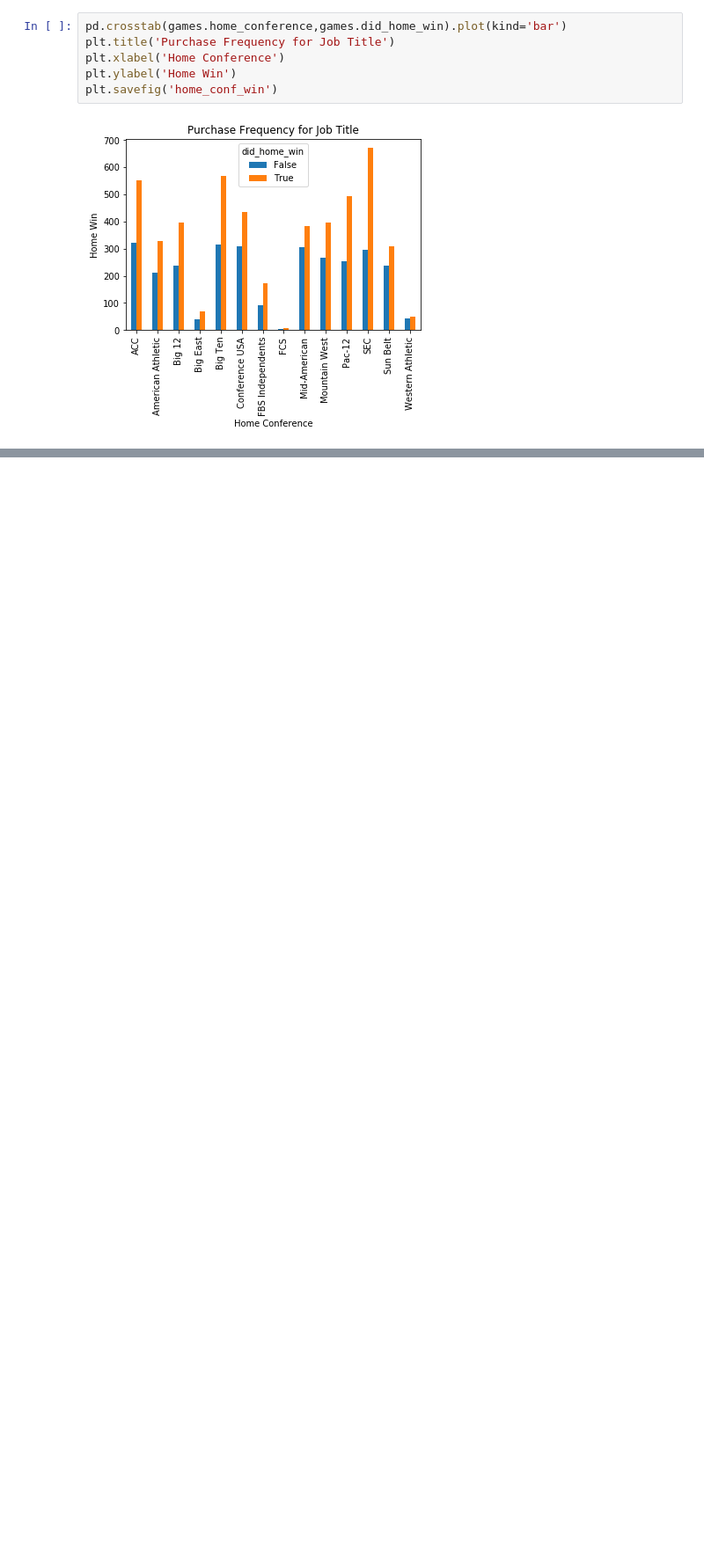
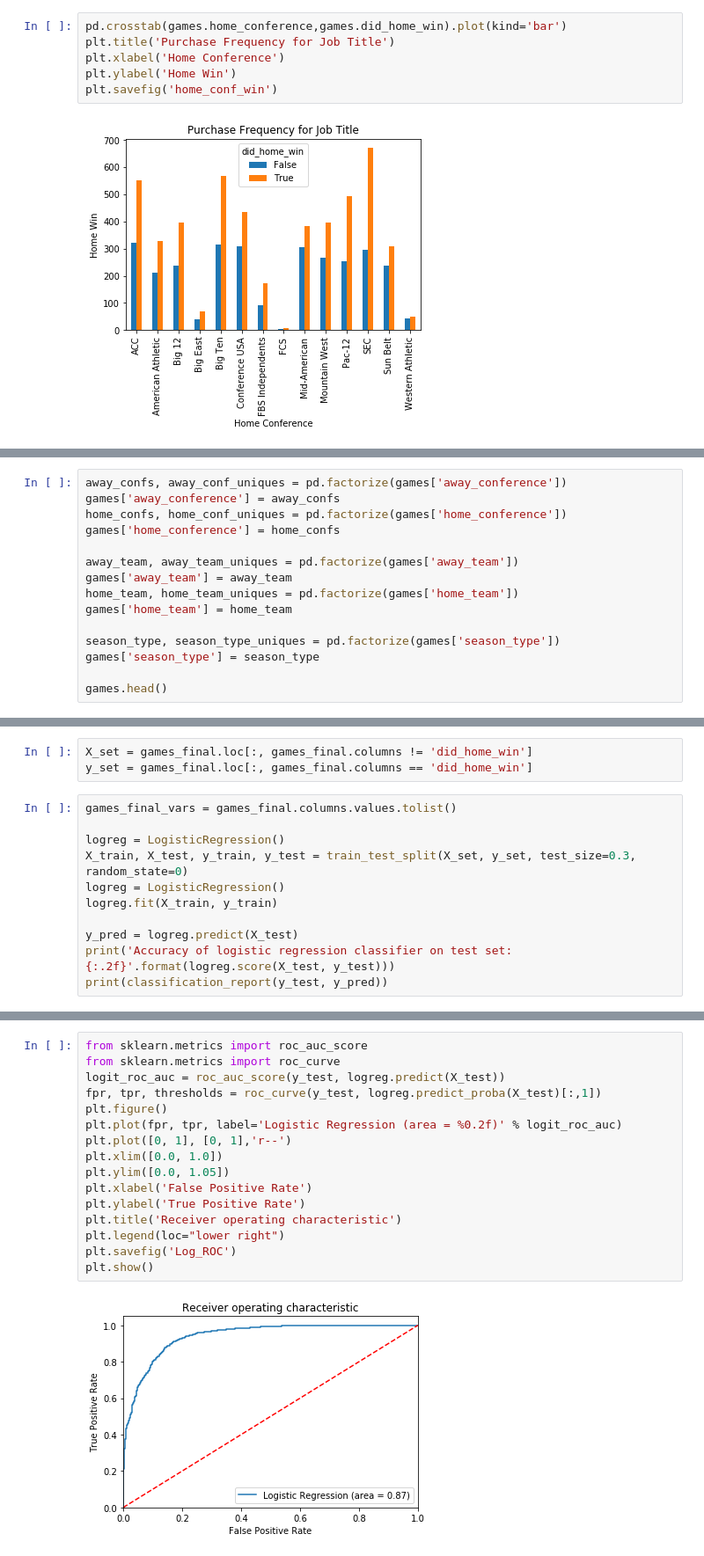
Before and after one commit to ChangedNameTo/CFBPoll, a Jupyter notebook: games_regression_exploration.ipynb, the cells around one changed output, grey strips where cells are left out. Shown at 88% size. Cells and saved outputs as stored; diff of their text form; blank space fills up the shorter version.

```diff
--- a/games_regression_exploration.ipynb
+++ b/games_regression_exploration.ipynb
@@ -128,0 +128,15 @@ for var in cat_vars:
+# %%
+away_confs, away_conf_uniques = pd.factorize(games['away_conference'])
+games['away_conference'] = away_confs
+home_confs, home_conf_uniques = pd.factorize(games['home_conference'])
+games['home_conference'] = home_confs
+
+away_team, away_team_uniques = pd.factorize(games['away_team'])
+games['away_team'] = away_team
+home_team, home_team_uniques = pd.factorize(games['home_team'])
+games['home_team'] = home_team
+
+season_type, season_type_uniques = pd.factorize(games['season_type'])
+games['season_type'] = season_type
+
+games.head()
@@ -128,0 +176,14 @@ for var in cat_vars:
+# %%
+X_set = games_final.loc[:, games_final.columns != 'did_home_win']
+y_set = games_final.loc[:, games_final.columns == 'did_home_win']
+# %%
+games_final_vars = games_final.columns.values.tolist()
+
+logreg = LogisticRegression()
+X_train, X_test, y_train, y_test = train_test_split(X_set, y_set, test_size=0.3, random_state=0)
+logreg = LogisticRegression()
+logreg.fit(X_train, y_train)
+
+y_pred = logreg.predict(X_test)
+print('Accuracy of logistic regression classifier on test set: {:.2f}'.format(logreg.score(X_test, y_test)))
+print(classification_report(y_test, y_pred))
@@ -128,0 +200,18 @@ for var in cat_vars:
+# %%
+from sklearn.metrics import roc_auc_score
+from sklearn.metrics import roc_curve
+logit_roc_auc = roc_auc_score(y_test, logreg.predict(X_test))
+fpr, tpr, thresholds = roc_curve(y_test, logreg.predict_proba(X_test)[:,1])
+plt.figure()
+plt.plot(fpr, tpr, label='Logistic Regression (area = %0.2f)' % logit_roc_auc)
+plt.plot([0, 1], [0, 1],'r--')
+plt.xlim([0.0, 1.0])
+plt.ylim([0.0, 1.05])
+plt.xlabel('False Positive Rate')
+plt.ylabel('True Positive Rate')
+plt.title('Receiver operating characteristic')
+plt.legend(loc="lower right")
+plt.savefig('Log_ROC')
+plt.show()
+# %% [output]
+[figure, added]
```
Also changed, not shown: parts of 8 cells of this notebook, 2 other files.
